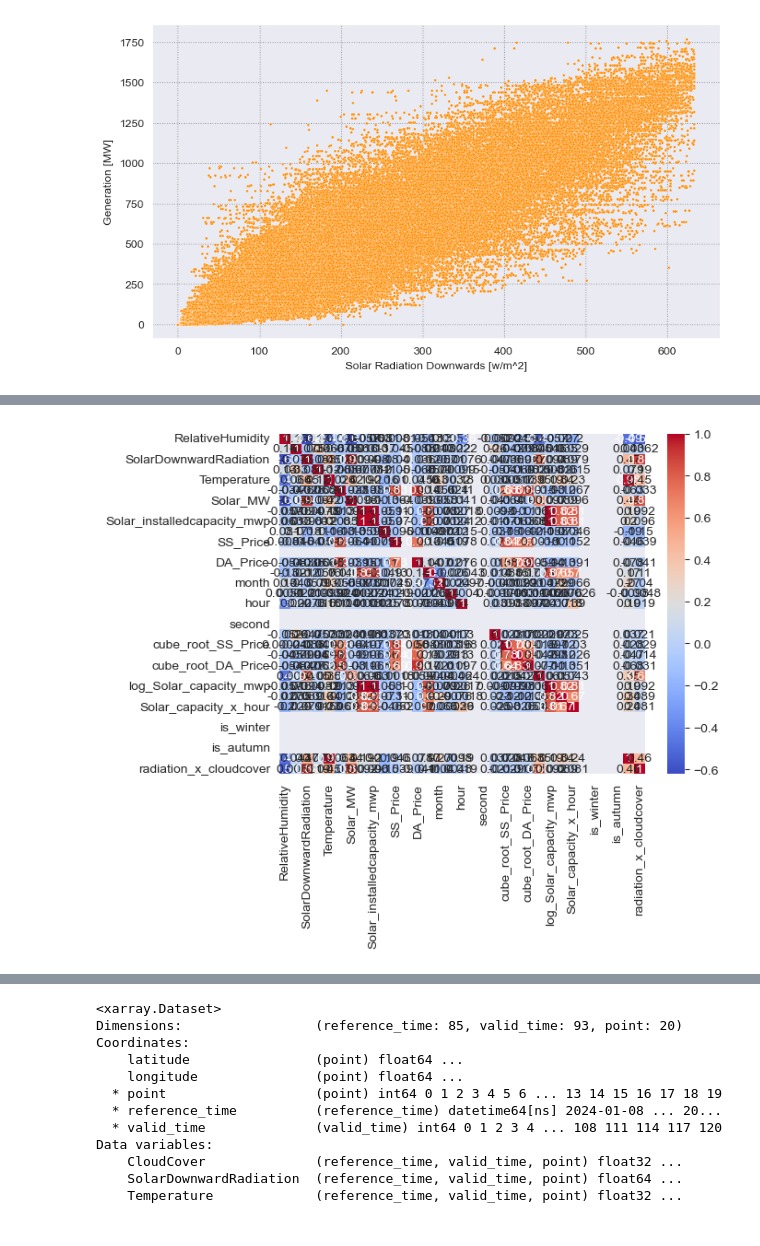
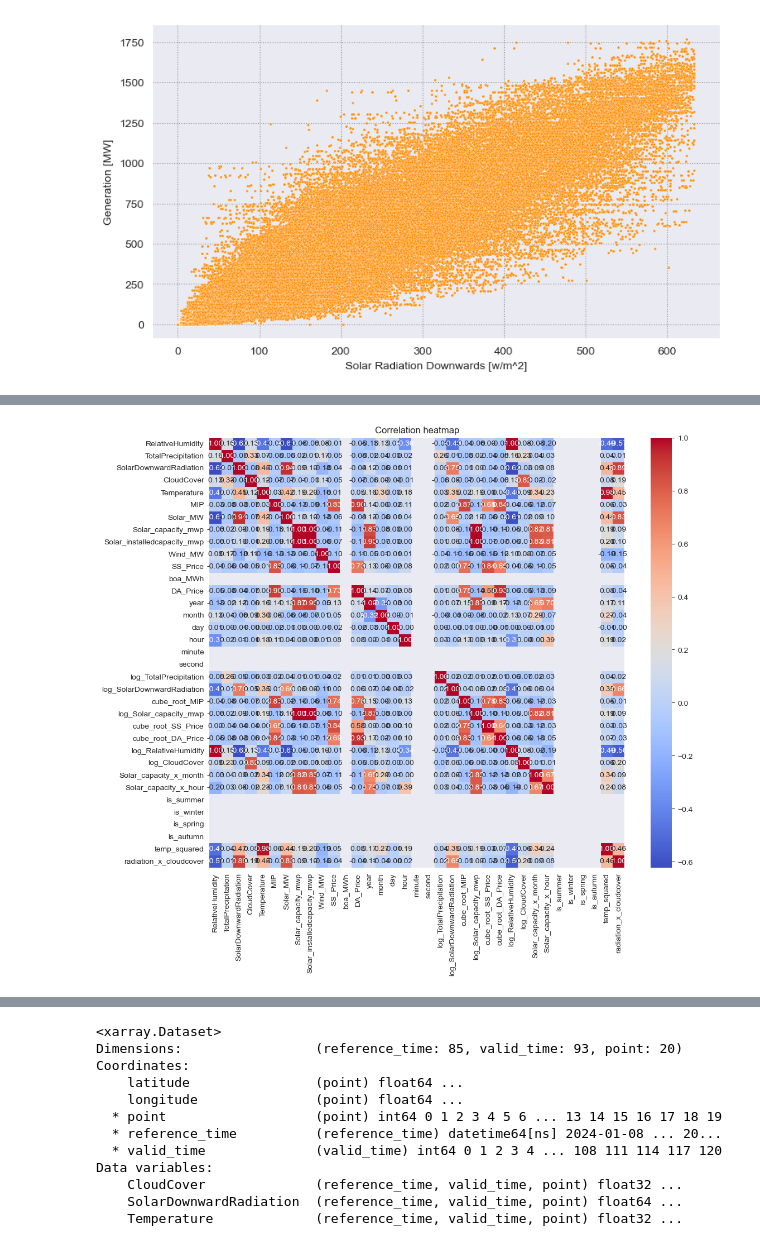
Before and after one commit to znaatcher/ProjectDatascience, a Jupyter notebook: project_trainingSet+Fonctions _2.ipynb, the cells around one changed output, grey strips where cells are left out. Cells and saved outputs as stored; diff of their text form; code cells hidden in the pictures.

```diff
--- a/project_trainingSet+Fonctions _2.ipynb
+++ b/project_trainingSet+Fonctions _2.ipynb
@@ -138,8 +46,8 @@ def dfPropre2(csv, nc):
 # %%
 def imputationKNN(df):
     """
-    :param df : a pandas dataset with nan values
-    :return an imputated dataset
+    :param Dataframe df: a pandas dataset with nan values
+    :returs: an imputated dataset
     """
     from sklearn.impute import KNNImputer
     dataImputed = KNNImputer(missing_values=np.nan,n_neighbors=3).fit_transform(df)
@@ -539,10 +464,11 @@ For positive features, we will apply the logarithm function and for feature with
 # %%
+dataImputed['log_TotalPrecipitation'] = np.log(dataImputed['TotalPrecipitation'])
+dataImputed['log_SolarDownwardRadiation'] = np.log(dataImputed['SolarDownwardRadiation'])
+dataImputed['cube_root_MIP'] = np.cbrt(dataImputed['MIP'])
+dataImputed['log_Solar_capacity_mwp'] = np.log(dataImputed['Solar_capacity_mwp'])
+dataImputed['cube_root_SS_Price'] = np.cbrt(dataImputed['SS_Price'])
+dataImputed['cube_root_DA_Price'] = np.cbrt(dataImputed['DA_Price'])
 
-# We correct the skew with logarithm and cubroot functions
-
-dataImputed['log_TotalPrecipitation'] = np.log(dataImputed['TotalPrecipitation'])
-dataImputed['cube_root_SS_Price'] = np.cbrt(dataImputed['SS_Price'])
-dataImputed['cube_root_MIP'] = np.cbrt(dataImputed['MIP'])
-dataImputed['cube_root_DA_Price'] = np.cbrt(dataImputed['DA_Price'])
-dataImputed['log_SolarDownwardRadiation'] = np.log(dataImputed['SolarDownwardRadiation'])
-dataImputed['log_Solar_capacity_mwp'] = np.log(dataImputed['Solar_capacity_mwp'])
+dataImputed['log_RelativeHumidity'] = np.log(dataImputed['RelativeHumidity'])
+dataImputed['log_CloudCover'] = np.log(dataImputed['CloudCover'])
+dataImputed
@@ -551,12 +489,10 @@ dataImputed['log_Solar_capacity_mwp'] = np.log(dataImputed['Solar_capacity_mwp']
 # %%
 scalerStand = StandardScaler()
-scalerMin = MinMaxScaler()
-numeric_cols = dataImputed.select_dtypes(include=np.number).columns
+numericCols = dataImputed.select_dtypes(include=np.number).columns
 df = dataImputed
 df = df.replace([np.inf, -np.inf], 0)
 df = df.replace(np.nan, 0)
-df[numeric_cols] = scalerStand.fit_transform(df[numeric_cols])
-df[numeric_cols] = scalerMin.fit_transform(df[numeric_cols])
+df[numericCols] = scalerStand.fit_transform(df[numericCols])
 # %%
 df
 # %% [output]
@@ -646,7 +546,9 @@ correlationMatrix
 # %%
-sns.heatmap(correlationMatrix, annot=True, cmap='coolwarm')
+plt.figure(figsize=(12, 10))
+sns.heatmap(correlationMatrix, annot=True, cmap='coolwarm', fmt='.2f')
+plt.title('Correlation heatmap')
 plt.show()
 # %% [output]
-[figure, old version]
+[figure, new version]
 # %%
 features = df.drop(['Solar_MW'], axis = 1)
```
Also changed, not shown: parts of 54 cells of this notebook.
